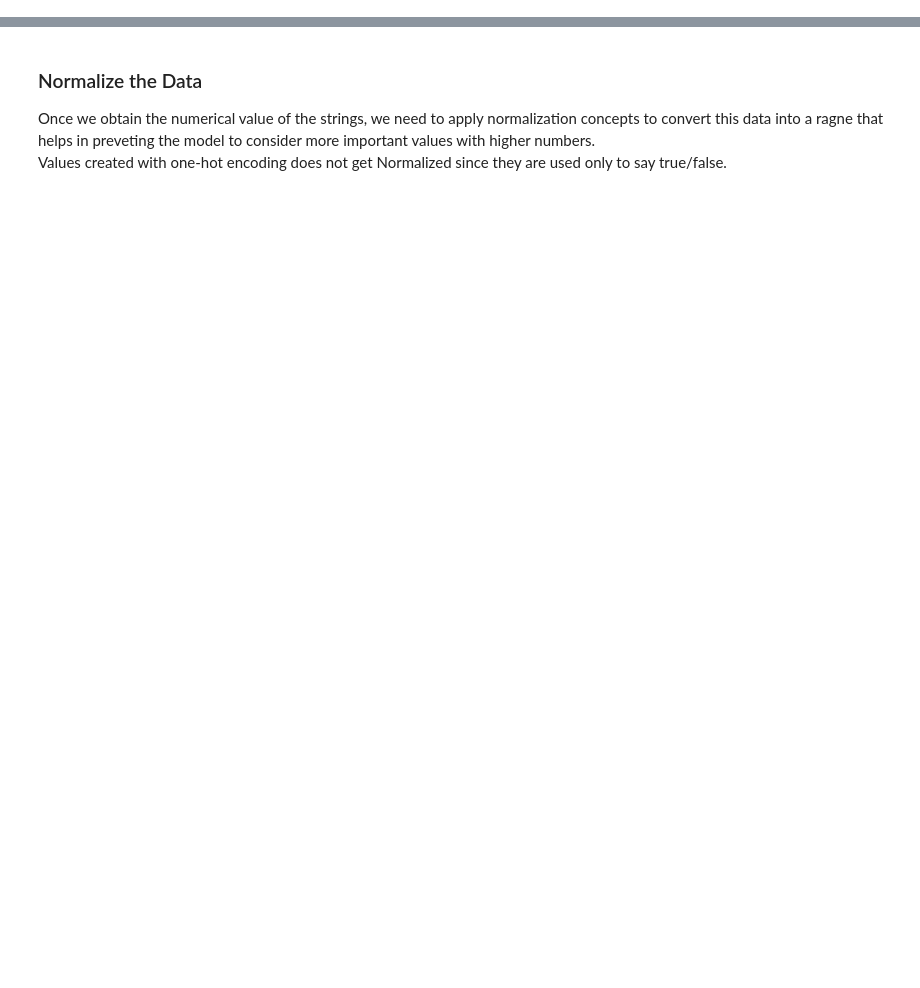
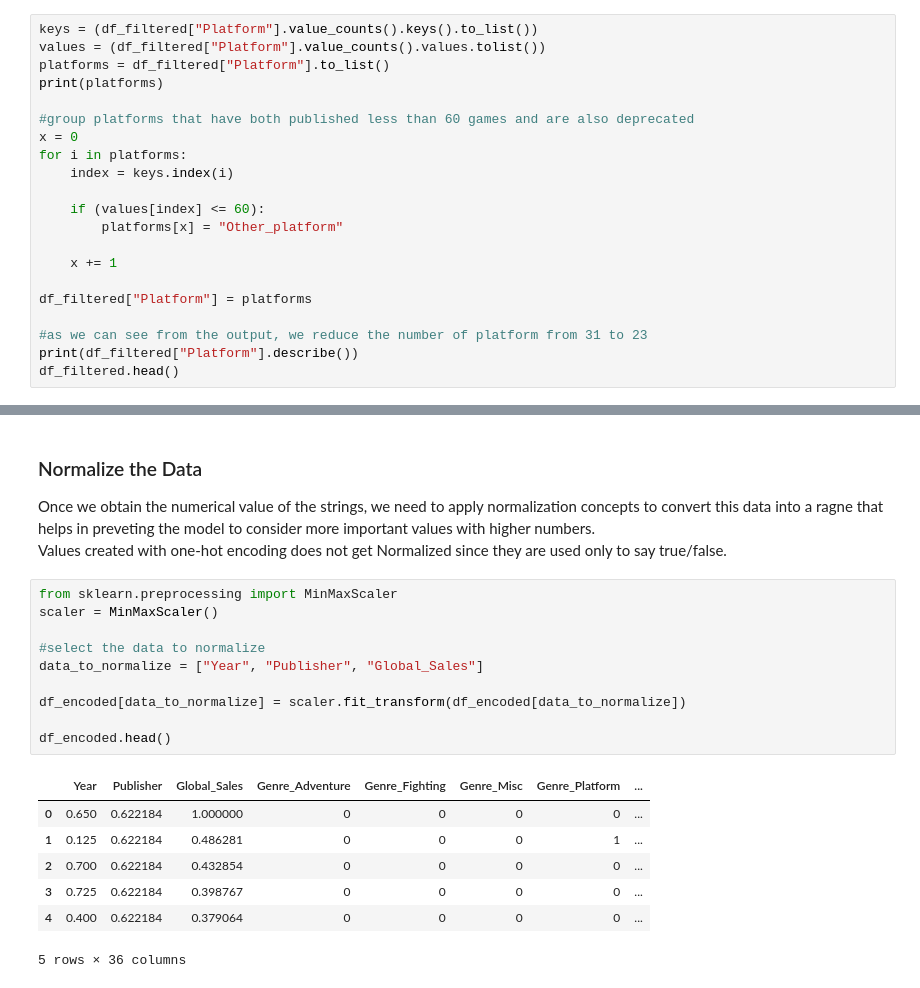
Before and after one commit to skyjager51/Ai-game-predictions, a Jupyter notebook: clean_data.ipynb, the cells around one changed output, grey strips where cells are left out. Drawn from its saved outputs; the diff is of its cells as text; blank space fills up the shorter version.

Commit message:
merged platforms under x number games produced into a single category to reduce the number of columns and possibility of overfitting over not important data

```diff
--- a/clean_data.ipynb
+++ b/clean_data.ipynb
@@ -143,0 +149,21 @@ Name: Publisher, dtype: object
+# %%
+keys = (df_filtered["Platform"].value_counts().keys().to_list())
+values = (df_filtered["Platform"].value_counts().values.tolist())
+platforms = df_filtered["Platform"].to_list()
+print(platforms)
+
+#group platforms that have both published less than 60 games and are also deprecated
+x = 0
+for i in platforms:
+    index = keys.index(i)
+
+    if (values[index] <= 60):
+        platforms[x] = "Other_platform"
+
+    x += 1
+
+df_filtered["Platform"] = platforms
+
+#as we can see from the output, we reduce the number of platform from 31 to 23
+print(df_filtered["Platform"].describe())
+df_filtered.head()
@@ -179,3 +212,21 @@ df_encoded.head(10)
 
 Once we obtain the numerical value of the strings, we need to apply normalization concepts to convert this data into a ragne that helps in preveting the model to consider more important values with higher numbers.\
 Values created with one-hot encoding does not get Normalized since they are used only to say true/false.
+# %%
+from sklearn.preprocessing import MinMaxScaler
+scaler = MinMaxScaler()
+
+#select the data to normalize
+data_to_normalize = ["Year", "Publisher", "Global_Sales"]
+
+df_encoded[data_to_normalize] = scaler.fit_transform(df_encoded[data_to_normalize])
+
+df_encoded.head()
+# %% [output]
+|  | Year | Publisher | Global_Sales | Genre_Adventure | Genre_Fighting | Genre_Misc | Genre_Platform | ... |
+| 0 | 0.650 | 0.622184 | 1.000000 | 0 | 0 | 0 | 0 | ... |
+| 1 | 0.125 | 0.622184 | 0.486281 | 0 | 0 | 0 | 1 | ... |
+| 2 | 0.700 | 0.622184 | 0.432854 | 0 | 0 | 0 | 0 | ... |
+| 3 | 0.725 | 0.622184 | 0.398767 | 0 | 0 | 0 | 0 | ... |
+| 4 | 0.400 | 0.622184 | 0.379064 | 0 | 0 | 0 | 0 | ... |
+5 rows × 36 columns
```
Also changed, not shown: parts of 3 cells of this notebook.
